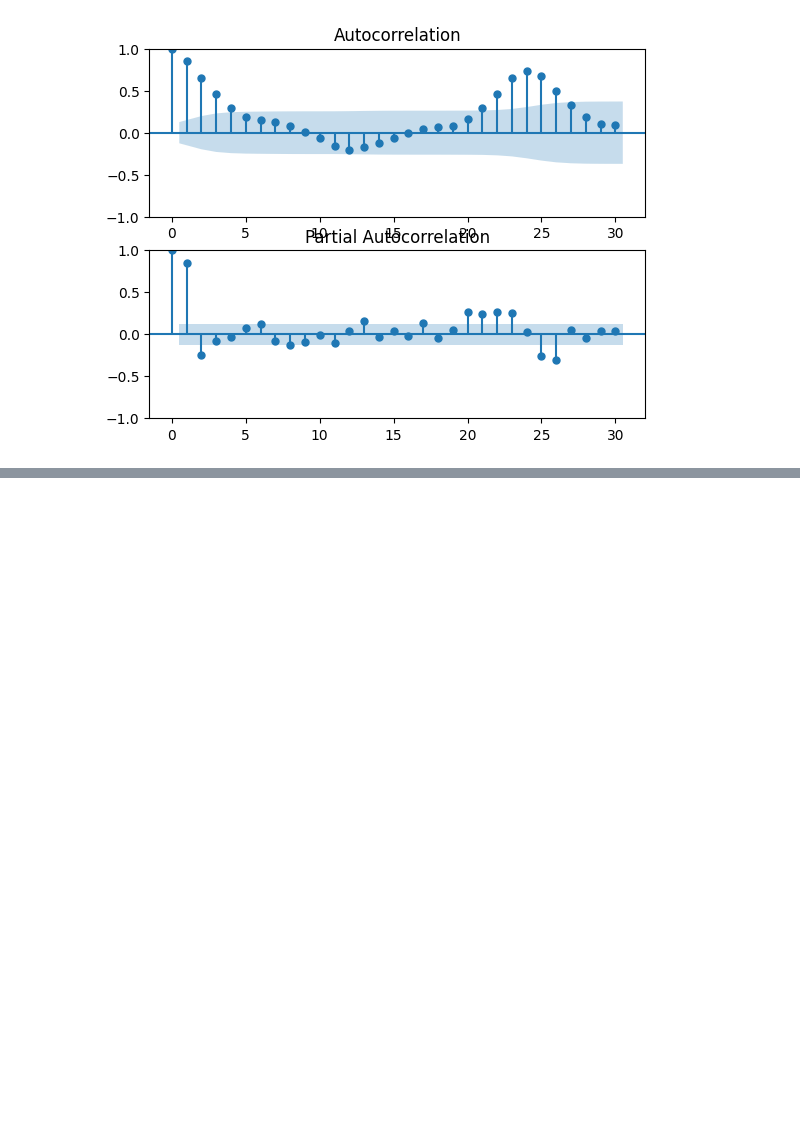
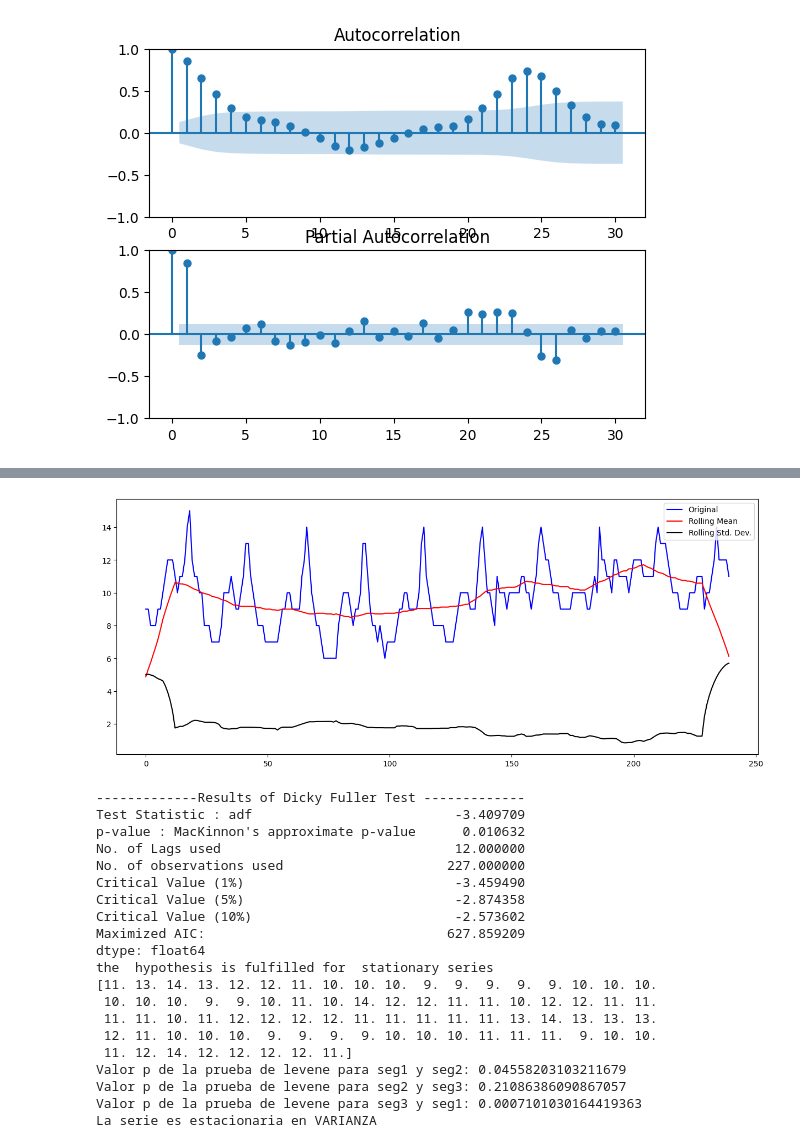
Before and after one commit to Millares95/Investigation_Code, a Jupyter notebook: ultimate_ARIMA_Forcast.ipynb, the cells around one changed output, grey strips where cells are left out. Saved outputs shown, nothing was run; the diff lists cells and outputs as text; code cells hidden in the pictures; blank space fills up the shorter version.

```diff
--- a/ultimate_ARIMA_Forcast.ipynb
+++ b/ultimate_ARIMA_Forcast.ipynb
@@ -286,23 +293,22 @@ plt.show()
 # %%
-def test_stationarity(timeseries,p):
-    B = timeseries.iloc[:, 0]
-    B = B.reset_index(drop=True)
+def test_stationarity(Array,p):
+
     # Rolling Mean & Rolling Standard Deviation
-    rolmean = timeseries.rolling(window = p).mean()
-    rolstd = timeseries.rolling(window = p).std()
+    rolmean = np.convolve(dataToFit_np, np.ones(24)/24, mode='same')
+    rolstd = np.sqrt(np.convolve(dataToFit_np**2, np.ones(24)/24, mode='same') - rolmean**2)
 
     plt.figure(figsize = (15,6))
-    orig = plt.plot(timeseries, color = 'blue', label ='Original')
+    orig = plt.plot(Array, color = 'blue', label ='Original')
     mean  = plt.plot(rolmean, color = 'red', label = 'Rolling Mean')
     std = plt.plot(rolstd, color = 'black', label = 'Rolling Std. Dev.')
     plt.legend(loc = 'best')
     plt.show()
 
-    # Augmented Dicky-Fuller Test
+    # # Augmented Dicky-Fuller Test
     print('-------------Results of Dicky Fuller Test -------------')
-    dftest = adfuller(timeseries, autolag = 'AIC')
+    dftest = adfuller(Array, autolag = 'AIC')
     dfoutput = pd.Series(data = dftest[0:4], index = ['Test Statistic : adf', 'p-value : MacKinnon\'s approximate p-value',
-                                                     'No. of Lags used', 'No. of observations used'])
+                                                'No. of Lags used', 'No. of observations used'])
     for key,value in dftest[4].items():
         dfoutput[f'Critical Value ({key})'] = value
     dfoutput['Maximized AIC:'] = dftest[5]
@@ -312,13 +318,13 @@ def test_stationarity(timeseries,p):
     else:
         print("the  hypothesis is fulfilled for  stationary series ")
 
-    #! Agree the Levene test
+    # #! Agree the Levene test
     # Divide the data into three equal parts
 
-    if len(B)//2==0 :
-        part_size = len(B) // 2
-        seg1 = B[:part_size]
-        seg2 = B[2*part_size:]
+    if len(dataToFit)//2==0 :
+        part_size = len(dataToFit) // 2
+        seg1 = dataToFit[:part_size]
+        seg2 = dataToFit[2*part_size:]
             # # Apply the levene test to each pair of segments
         resultado_levene_seg1_seg2 = levene(seg1, seg2)
     # Apply the levene test to each pair of segments
@@ -330,11 +336,11 @@ def test_stationarity(timeseries,p):
             print('La serie es estacionaria en VARIANZA')
     else:
     # Adjust the parts size if needed to make them approximately equal
-        part_size = len(B) // 3
+        part_size = len(dataToFit) // 3
         # Divide the series into three parts
-        seg1 = B[:part_size]
-        seg2 = B[part_size:2*part_size]
-        seg3 = B[2*part_size:]
+        seg1 = dataToFit[:part_size]
+        seg2 = dataToFit[part_size:2*part_size]
+        seg3 = dataToFit[2*part_size:]
         print(seg3)
         # Apply the levene test to each pair of segments
         resultado_levene_seg1_seg2 = levene(seg1, seg2)
@@ -350,3 +356,27 @@ def test_stationarity(timeseries,p):
             print('La serie no es estacionaria en VARIANZA')
         else:
             print('La serie es estacionaria en VARIANZA')
+# %%
+test_stationarity(dataToFit,24)
+# %% [output]
+[figure, added]
+-------------Results of Dicky Fuller Test -------------
+Test Statistic : adf                          -3.409709
+p-value : MacKinnon's approximate p-value      0.010632
+No. of Lags used                              12.000000
+No. of observations used                     227.000000
+Critical Value (1%)                           -3.459490
+Critical Value (5%)                           -2.874358
+Critical Value (10%)                          -2.573602
+Maximized AIC:                               627.859209
+dtype: float64
+the  hypothesis is fulfilled for  stationary series
+[11. 13. 14. 13. 12. 12. 11. 10. 10. 10.  9.  9.  9.  9.  9. 10. 10. 10.
+ 10. 10. 10.  9.  9. 10. 11. 10. 14. 12. 12. 11. 11. 10. 12. 12. 11. 11.
+ 11. 11. 10. 11. 12. 12. 12. 12. 11. 11. 11. 11. 11. 13. 14. 13. 13. 13.
+ 12. 11. 10. 10. 10.  9.  9.  9.  9. 10. 10. 10. 11. 11. 11.  9. 10. 10.
+ 11. 12. 14. 12. 12. 12. 12. 11.]
+Valor p de la prueba de levene para seg1 y seg2: 0.04558203103211679
+Valor p de la prueba de levene para seg2 y seg3: 0.21086386090867057
+Valor p de la prueba de levene para seg3 y seg1: 0.0007101030164419363
+La serie es estacionaria en VARIANZA
```
Also changed, not shown: parts of 3 cells of this notebook.
